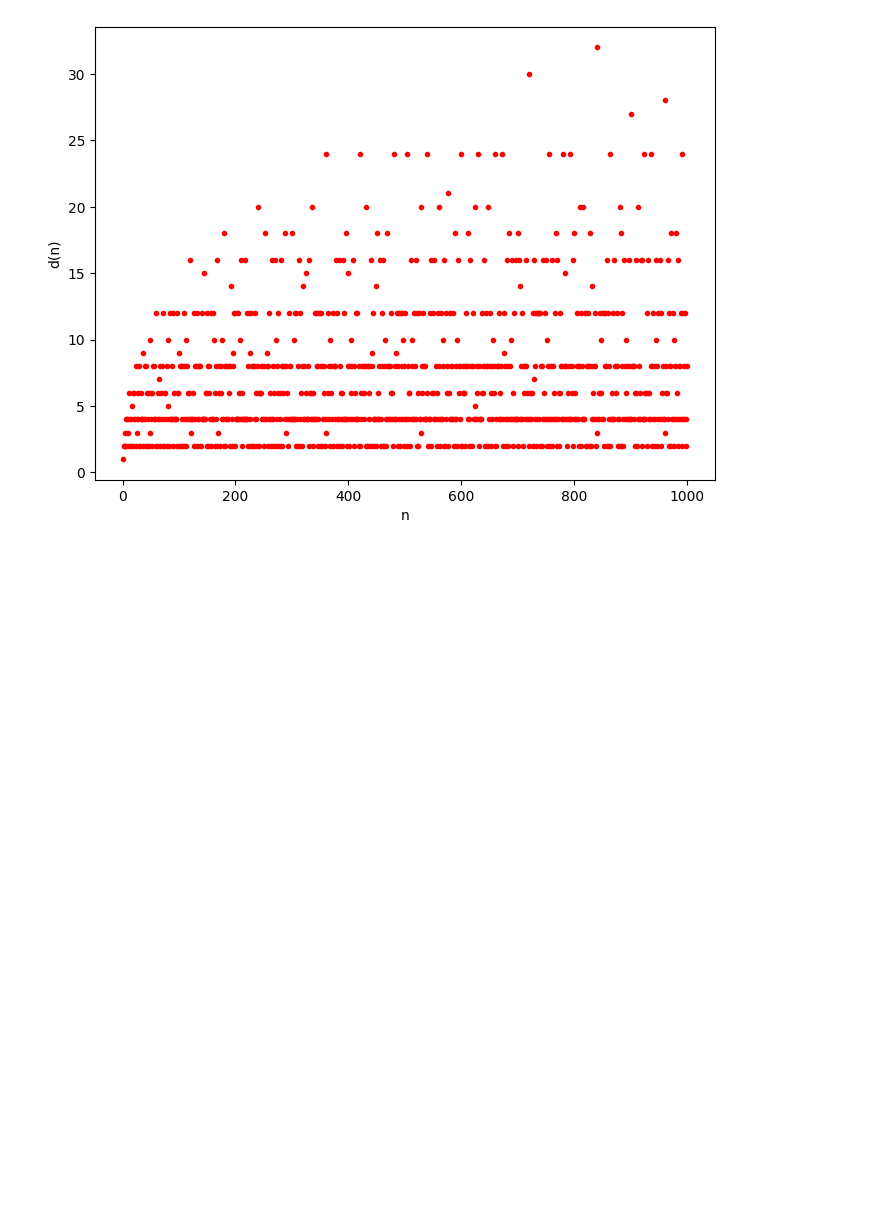
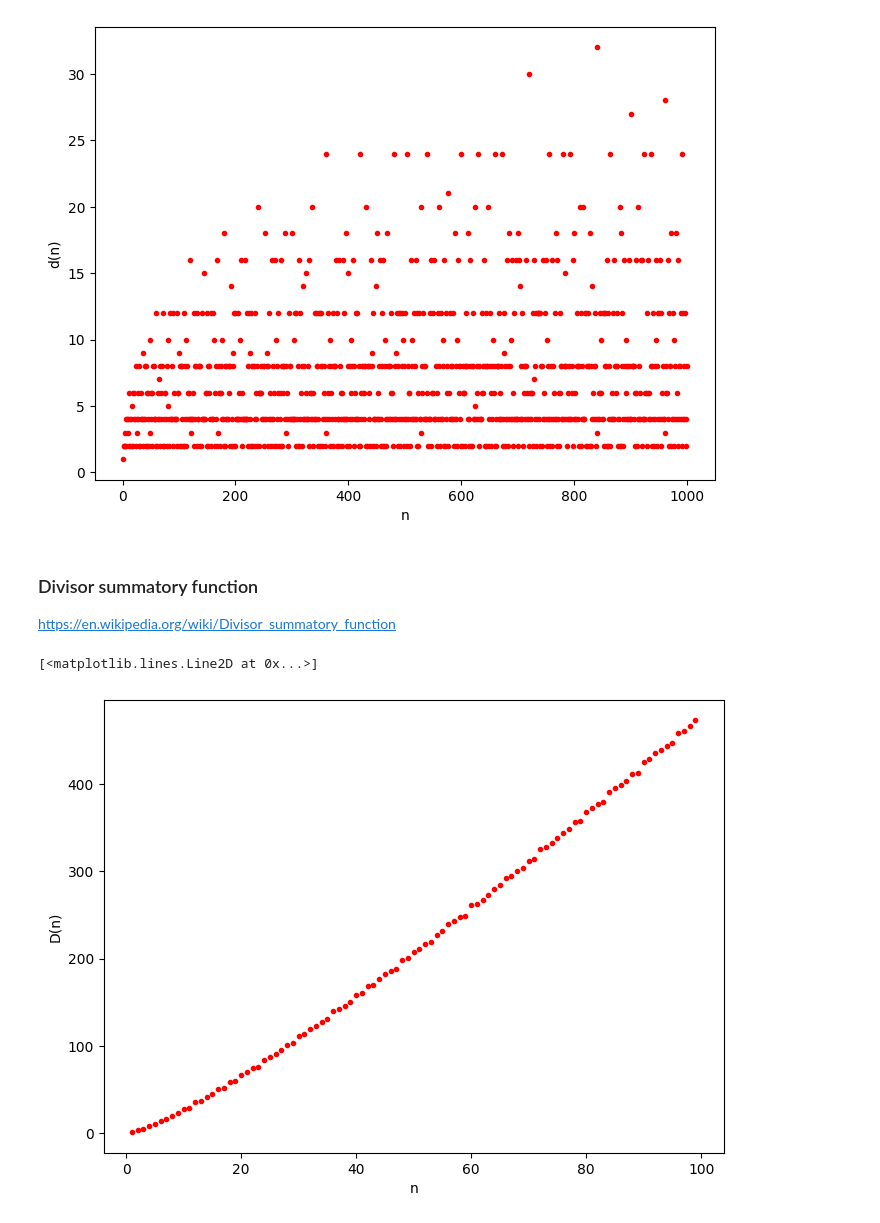
Before and after one commit to marcodelmastro/MathGames, a Jupyter notebook: calenPIario.ipynb, the cells around one changed output. Saved outputs shown, nothing was run; the diff lists cells and outputs as text; code cells hidden in the pictures; blank space fills up the shorter version.

Commit message:
Some study of the divisor function

```diff
--- a/calenPIario.ipynb
+++ b/calenPIario.ipynb
@@ -1210,3 +1210,30 @@ plt.plot(n,d(n),'r.')
 # %% [output]
 [<matplotlib.lines.Line2D at 0x...>]
 [figure]
+# %% [markdown]
+### Divisor summatory function
+
+https://en.wikipedia.org/wiki/Divisor_summatory_function
+# %%
+# memoized recursive implementaton for speed
+
+Dmem = {}
+
+def D(x):
+    if x==1:
+        return 1
+    if x in Dmem.keys():
+        return Dmem[x]
+    else:
+        Dmem[x] = countDivisors(x) + D(x-1)
+        return Dmem[x]
+
+Dv = np.vectorize(D)
+# %%
+plt.figure(figsize=(8,6),dpi=100)
+plt.xlabel('n')
+plt.ylabel('D(n)')
+plt.plot(n,Dv(n),'r.')
+# %% [output]
+[<matplotlib.lines.Line2D at 0x...>]
+[figure, added]
```
Also changed, not shown: parts of 6 cells of this notebook.
